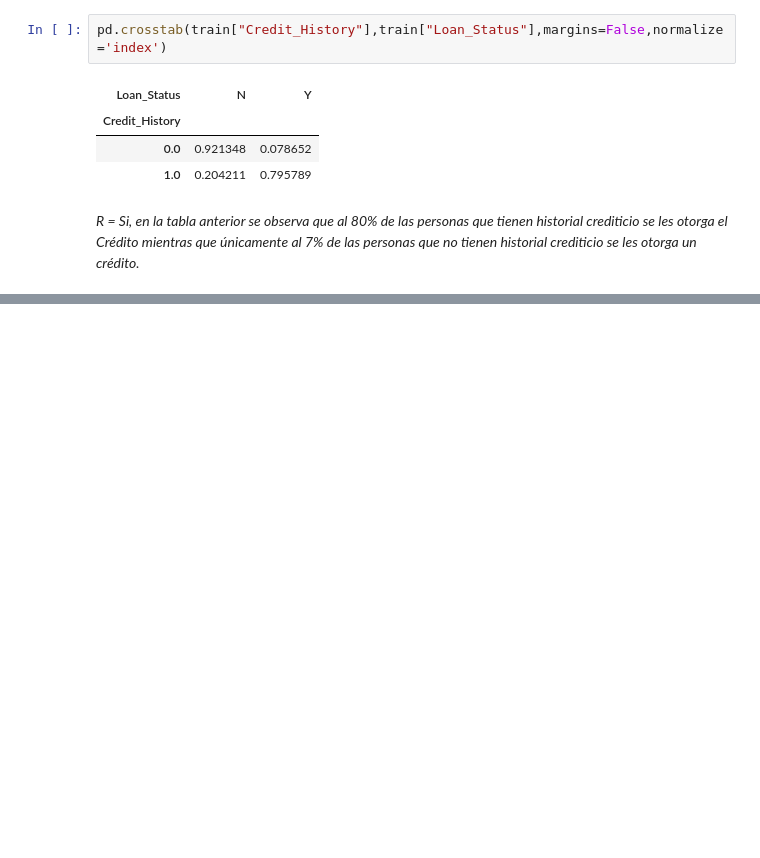
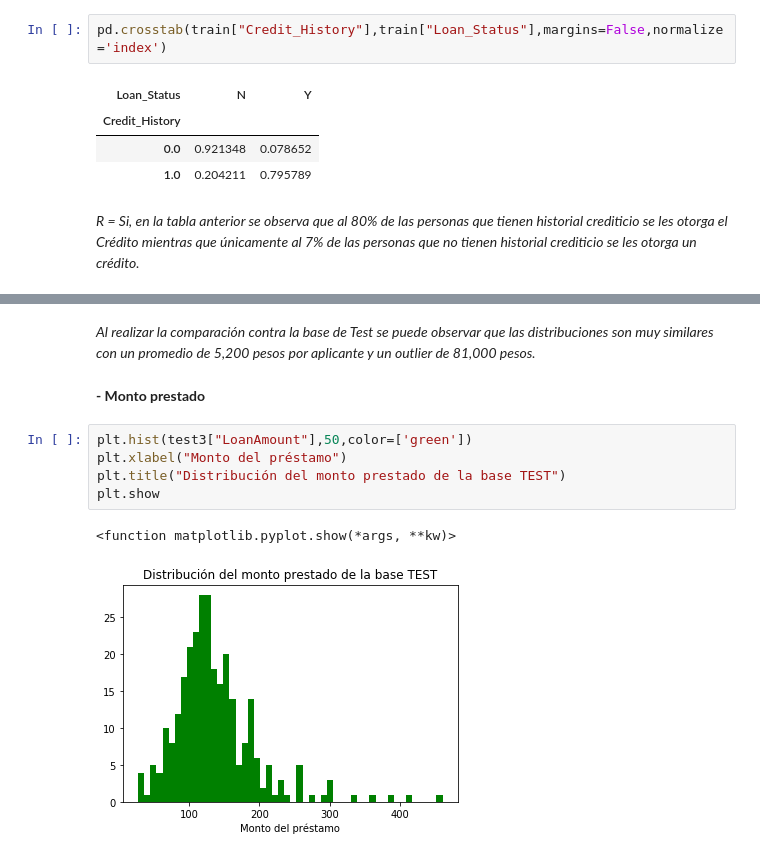
Before and after one commit to Mahrielah/Examen_Python, a Jupyter notebook: Examen_Ana_Karen_Mariela.ipynb, the cells around one changed output, grey strips where cells are left out. Drawn from its saved outputs; the diff is of its cells as text; blank space fills up the shorter version.

```diff
--- a/Examen_Ana_Karen_Mariela.ipynb
+++ b/Examen_Ana_Karen_Mariela.ipynb
@@ -84,0 +413,12 @@ pd.crosstab(train["Credit_History"],train["Loan_Status"],margins=False,normalize
+# %% [markdown]
+*Al realizar la comparación contra la base de Test se puede observar que las distribuciones son muy similares con un promedio de 5,200 pesos por aplicante y un outlier de 81,000 pesos.*
+# %% [markdown]
+**- Monto prestado**
+# %%
+plt.hist(test3["LoanAmount"],50,color=['green'])
+plt.xlabel("Monto del préstamo")
+plt.title("Distribución del monto prestado de la base TEST")
+plt.show
+# %% [output]
+<function matplotlib.pyplot.show(*args, **kw)>
+[figure, added]
```
Also changed, not shown: parts of 63 cells of this notebook.
